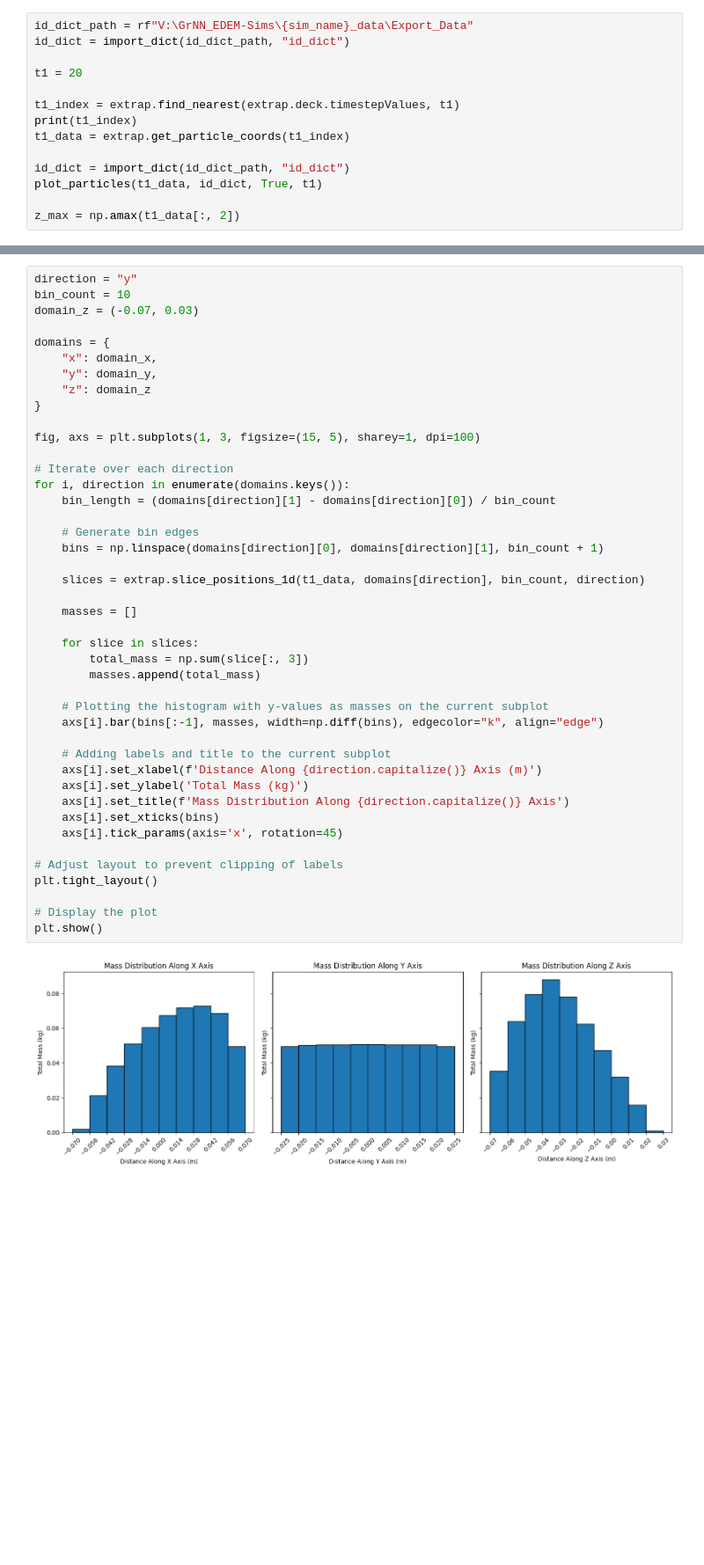
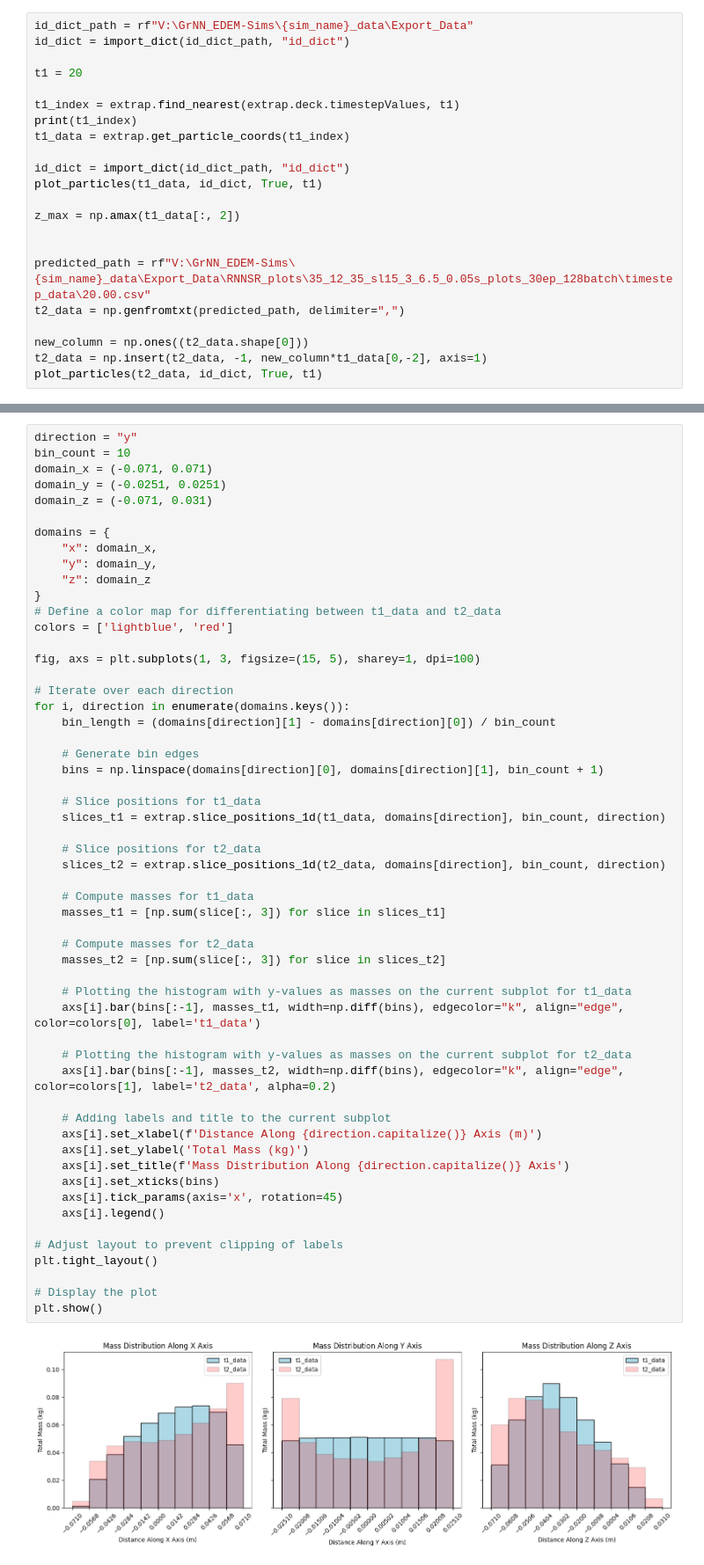
Before and after one commit to elispelis/DEM-Dissertation, a Jupyter notebook: src/density_distribution.ipynb, the cells around one changed output, grey strips where cells are left out. Shown at 88% size. Drawn from its saved outputs; the diff is of its cells as text; blank space fills up the shorter version.

```diff
--- a/src/density_distribution.ipynb
+++ b/src/density_distribution.ipynb
@@ -50,6 +50,14 @@ id_dict = import_dict(id_dict_path, "id_dict")
 plot_particles(t1_data, id_dict, True, t1)
 
 z_max = np.amax(t1_data[:, 2])
+
+
+predicted_path = rf"V:\GrNN_EDEM-Sims\{sim_name}_data\Export_Data\RNNSR_plots\35_12_35_sl15_3_6.5_0.05s_plots_30ep_128batch\timestep_data\20.00.csv"
+t2_data = np.genfromtxt(predicted_path, delimiter=",")
+
+new_column = np.ones((t2_data.shape[0]))
+t2_data = np.insert(t2_data, -1, new_column*t1_data[0,-2], axis=1)
+plot_particles(t2_data, id_dict, True, t1)
 # %% [output]
 801
 [figure]
@@ -56,45 +78,57 @@ z_max = np.amax(t1_data[:, 2])
 # %%
 direction = "y"
 bin_count = 10
-domain_z = (-0.07, 0.03)
+domain_x = (-0.071, 0.071)
+domain_y = (-0.0251, 0.0251)
+domain_z = (-0.071, 0.031)
 
 domains = {
     "x": domain_x,
     "y": domain_y,
     "z": domain_z
 }
+# Define a color map for differentiating between t1_data and t2_data
+colors = ['lightblue', 'red']
 
 fig, axs = plt.subplots(1, 3, figsize=(15, 5), sharey=1, dpi=100)
 
 # Iterate over each direction
 for i, direction in enumerate(domains.keys()):
     bin_length = (domains[direction][1] - domains[direction][0]) / bin_count
 
     # Generate bin edges
     bins = np.linspace(domains[direction][0], domains[direction][1], bin_count + 1)
 
-    slices = extrap.slice_positions_1d(t1_data, domains[direction], bin_count, direction)
+    # Slice positions for t1_data
+    slices_t1 = extrap.slice_positions_1d(t1_data, domains[direction], bin_count, direction)
 
-    masses = []
+    # Slice positions for t2_data
+    slices_t2 = extrap.slice_positions_1d(t2_data, domains[direction], bin_count, direction)
 
-    for slice in slices:
-        total_mass = np.sum(slice[:, 3])
-        masses.append(total_mass)
+    # Compute masses for t1_data
+    masses_t1 = [np.sum(slice[:, 3]) for slice in slices_t1]
 
-    # Plotting the histogram with y-values as masses on the current subplot
-    axs[i].bar(bins[:-1], masses, width=np.diff(bins), edgecolor="k", align="edge")
+    # Compute masses for t2_data
+    masses_t2 = [np.sum(slice[:, 3]) for slice in slices_t2]
+
+    # Plotting the histogram with y-values as masses on the current subplot for t1_data
+    axs[i].bar(bins[:-1], masses_t1, width=np.diff(bins), edgecolor="k", align="edge", color=colors[0], label='t1_data')
+
+    # Plotting the histogram with y-values as masses on the current subplot for t2_data
+    axs[i].bar(bins[:-1], masses_t2, width=np.diff(bins), edgecolor="k", align="edge", color=colors[1], label='t2_data', alpha=0.2)
 
     # Adding labels and title to the current subplot
     axs[i].set_xlabel(f'Distance Along {direction.capitalize()} Axis (m)')
     axs[i].set_ylabel('Total Mass (kg)')
     axs[i].set_title(f'Mass Distribution Along {direction.capitalize()} Axis')
     axs[i].set_xticks(bins)
     axs[i].tick_params(axis='x', rotation=45)
+    axs[i].legend()
 
 # Adjust layout to prevent clipping of labels
 plt.tight_layout()
 
 # Display the plot
 plt.show()
 # %% [output]
-[figure, old version]
+[figure, new version]
```
Also changed, not shown: parts of 4 cells of this notebook, 3 other files.
